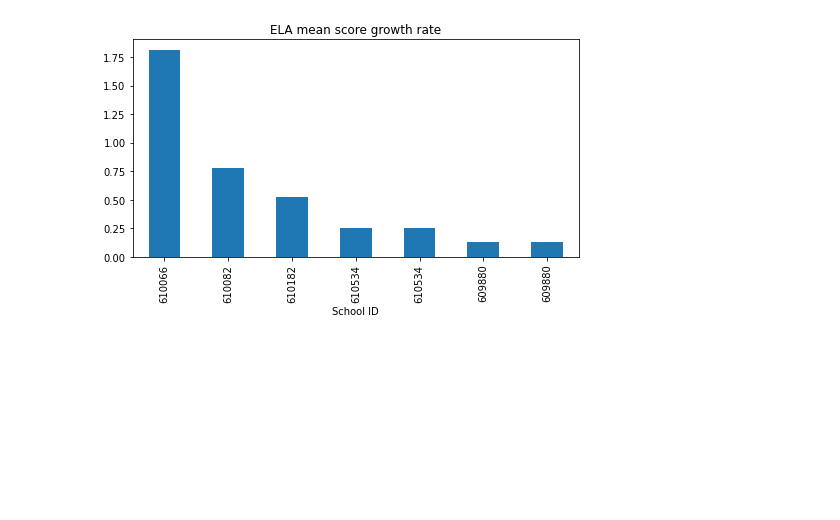
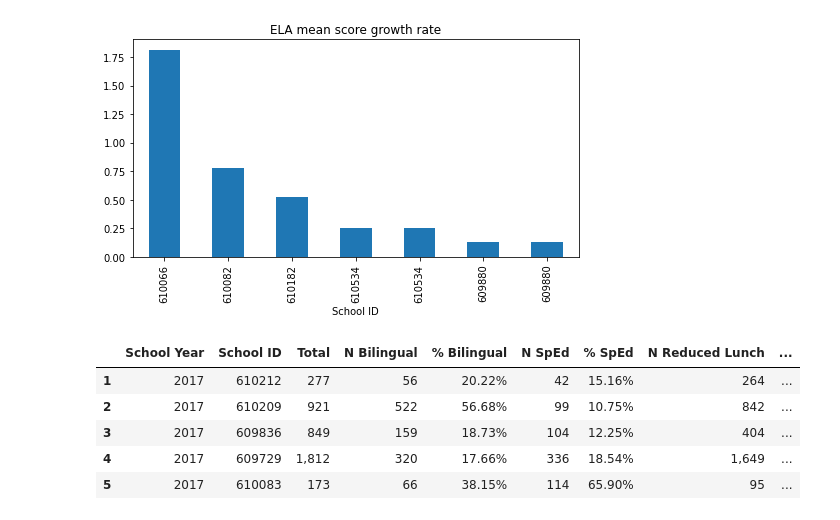
Before and after one commit to lilphonsdale/ep_if, a Jupyter notebook: Pilot_Program_Results.ipynb, the cells around one changed output. Saved outputs shown, nothing was run; the diff lists cells and outputs as text; code cells hidden in the pictures; blank space fills up the shorter version.

```diff
--- a/Pilot_Program_Results.ipynb
+++ b/Pilot_Program_Results.ipynb
@@ -172,3 +176,17 @@ chart2.plot.bar(title="ELA mean score growth rate",figsize=(8,4))
 # %% [output]
 <AxesSubplot:title={'center':'ELA mean score growth rate'}, xlabel='School ID'>
 [figure]
+# %%
+demographics = "Demographic Information.csv"
+demographics_df = pd.DataFrame(pd.read_csv(demographics))
+demographics_df = demographics_df[1:]
+demographics_df.columns = ["School Year","School ID","Total","N Bilingual", "% Bilingual", "N SpEd", "% SpEd","N Reduced Lunch", "% Reduced Lunch"]
+demographics_df = demographics_df[demographics_df['School Year']=="2017"]
+demographics_df.head()
+# %% [output]
+|  | School Year | School ID | Total | N Bilingual | % Bilingual | N SpEd | % SpEd | N Reduced Lunch | ... |
+| 1 | 2017 | 610212 | 277 | 56 | 20.22% | 42 | 15.16% | 264 | ... |
+| 2 | 2017 | 610209 | 921 | 522 | 56.68% | 99 | 10.75% | 842 | ... |
+| 3 | 2017 | 609836 | 849 | 159 | 18.73% | 104 | 12.25% | 404 | ... |
+| 4 | 2017 | 609729 | 1,812 | 320 | 17.66% | 336 | 18.54% | 1,649 | ... |
+| 5 | 2017 | 610083 | 173 | 66 | 38.15% | 114 | 65.90% | 95 | ... |
```
Also changed, not shown: parts of 5 cells of this notebook, 1 other file.
